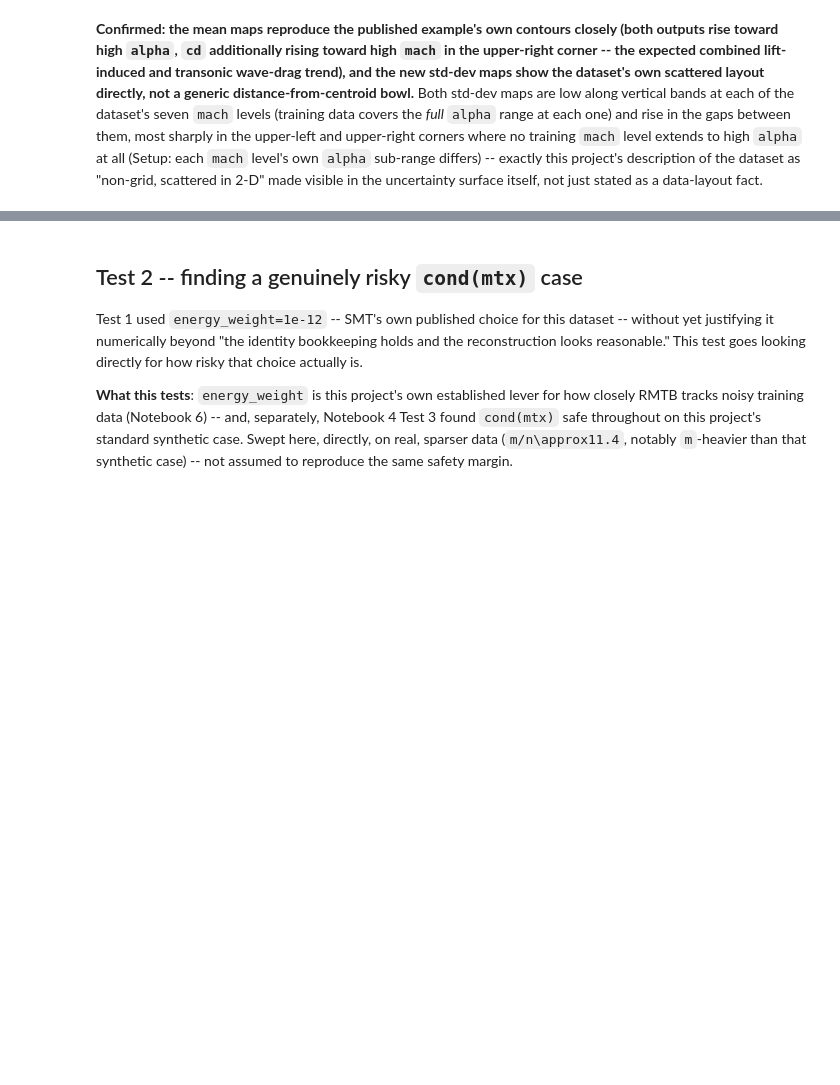
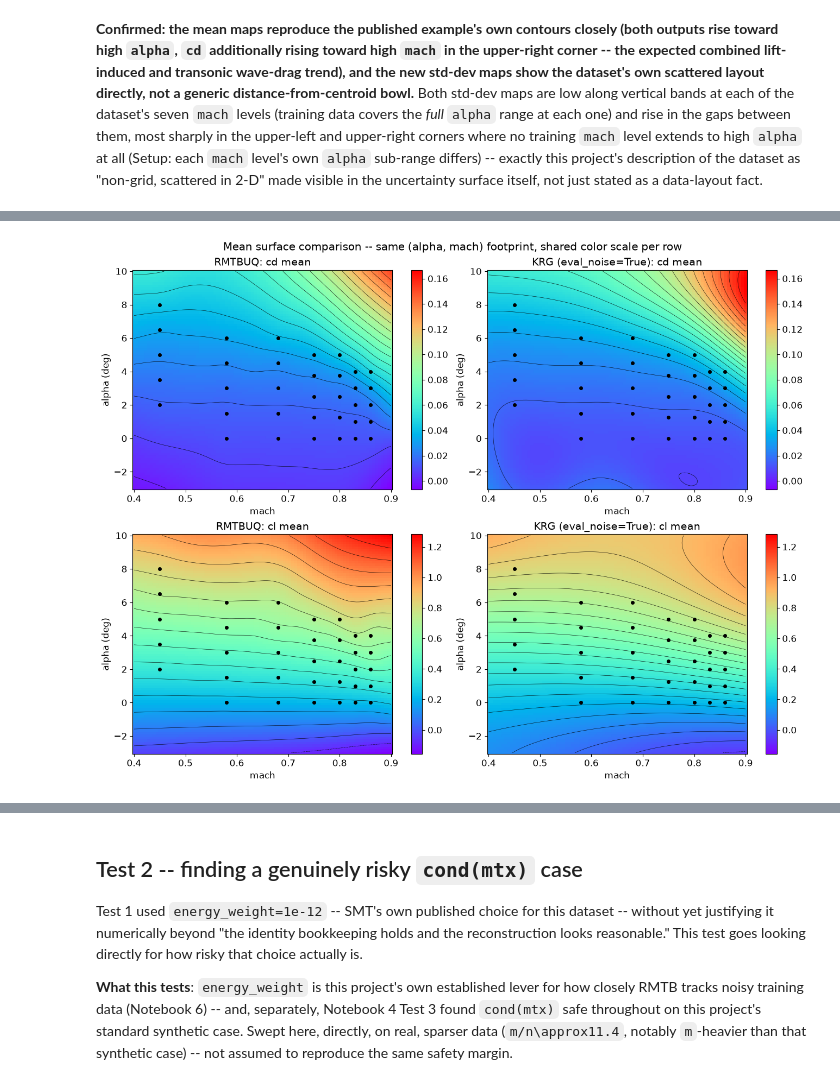
Before and after one commit to nomad-vagabond/smoothing-splines-uq, a Jupyter notebook: notebooks/07_rans_real_world_validation.ipynb, the cells around one changed output, grey strips where cells are left out. Saved outputs shown, nothing was run; the diff lists cells and outputs as text; code cells hidden in the pictures; blank space fills up the shorter version.

```diff
--- a/notebooks/07_rans_real_world_validation.ipynb
+++ b/notebooks/07_rans_real_world_validation.ipynb
@@ -446,0 +675,24 @@ uncertainty surface itself, not just stated as a data-layout fact.
+# %%
+summary = loo_df.groupby("output").agg(
+    RMSE_LOOCV_rmtbuq=("sq_err_rmtbuq", lambda s: np.sqrt(s.mean())),
+    coverage_rmtbuq=("covered_rmtbuq", "mean"),
+    RMSE_LOOCV_krg_noisy=("sq_err_krg", lambda s: np.sqrt(s.mean())),
+    coverage_krg_noisy=("covered_krg", "mean"),
+)
+summary["RMSE_train_rmtbuq"] = [np.sqrt(np.mean((m_cd.predict_values(X).ravel() - y) ** 2)),
+                                 np.sqrt(np.mean((m_cl.predict_values(X).ravel() - y_cl) ** 2))]
+summary["RMSE_train_krg_noisy"] = np.nan  # filled in below, per output, with its own noisy-KRG training fit
+
+k_cd_noisy = KRG(eval_noise=True, hyper_opt="Cobyla", print_global=False)
+k_cd_noisy.set_training_values(X, y)
+k_cd_noisy.train()
+k_cl_noisy = KRG(eval_noise=True, hyper_opt="Cobyla", print_global=False)
+k_cl_noisy.set_training_values(X, y_cl)
+k_cl_noisy.train()
+summary.loc["cd", "RMSE_train_krg_noisy"] = np.sqrt(np.mean((k_cd_noisy.predict_values(X).ravel() - y) ** 2))
+summary.loc["cl", "RMSE_train_krg_noisy"] = np.sqrt(np.mean((k_cl_noisy.predict_values(X).ravel() - y_cl) ** 2))
+
+summary["train_to_LOOCV_gap_rmtbuq"] = summary["RMSE_LOOCV_rmtbuq"] / summary["RMSE_train_rmtbuq"]
+summary["train_to_LOOCV_gap_krg_noisy"] = summary["RMSE_LOOCV_krg_noisy"] / summary["RMSE_train_krg_noisy"]
+summary[["RMSE_train_rmtbuq", "RMSE_LOOCV_rmtbuq", "train_to_LOOCV_gap_rmtbuq", "coverage_rmtbuq",
+         "RMSE_train_krg_noisy", "RMSE_LOOCV_krg_noisy", "train_to_LOOCV_gap_krg_noisy", "coverage_krg_noisy"]]
@@ -446,0 +758,22 @@ uncertainty surface itself, not just stated as a data-layout fact.
+# %%
+mean_cd_map_krgn = k_cd_noisy.predict_values(Xq_map2).reshape(GA_deg2.shape)
+mean_cl_map_krgn = k_cl_noisy.predict_values(Xq_map2).reshape(GA_deg2.shape)
+std_cd_map_krgn = np.sqrt(np.clip(k_cd_noisy.predict_variances(Xq_map2), 0.0, None)).reshape(GA_deg2.shape)
+std_cl_map_krgn = np.sqrt(np.clip(k_cl_noisy.predict_variances(Xq_map2), 0.0, None)).reshape(GA_deg2.shape)
+
+fig, axs = plt.subplots(2, 2, figsize=(13, 10), constrained_layout=True)
+for row, (lbl, Zr, Zk) in enumerate(
+    [("cd", mean_cd_map, mean_cd_map_krgn), ("cl", mean_cl_map, mean_cl_map_krgn)]
+):
+    vmin, vmax = min(Zr.min(), Zk.min()), max(Zr.max(), Zk.max())
+    for col, (Z, name) in enumerate([(Zr, "RMTBUQ"), (Zk, "KRG (eval_noise=True)")]):
+        ax = axs[row, col]
+        ax.plot(mach, alpha_deg, "ko", ms=4)
+        ax.contour(GM2, GA_deg2, Z, 20, colors="k", linewidths=0.4)
+        pcm = ax.pcolormesh(GM2, GA_deg2, Z, cmap="rainbow", vmin=vmin, vmax=vmax, shading="auto")
+        fig.colorbar(pcm, ax=ax)
+        ax.set(xlabel="mach", ylabel="alpha (deg)", title=f"{name}: {lbl} mean")
+fig.suptitle("Mean surface comparison -- same (alpha, mach) footprint, shared color scale per row")
+plt.show()
+# %% [output]
+[figure, added]
```
Also changed, not shown: parts of 12 cells of this notebook.
